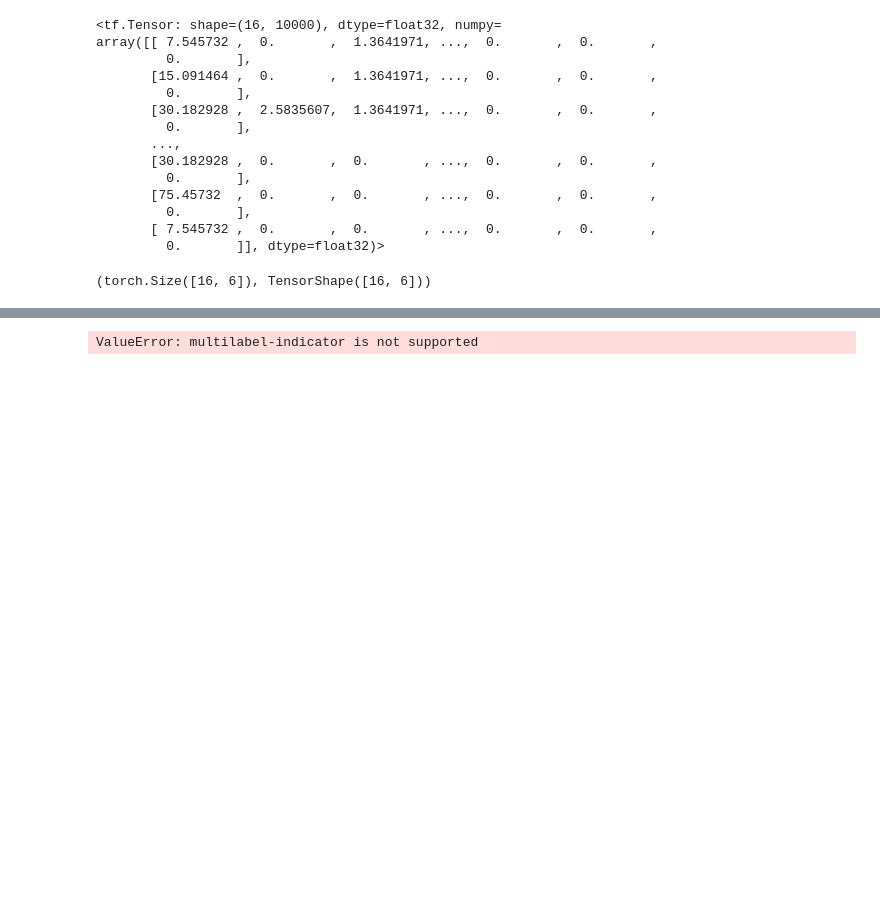
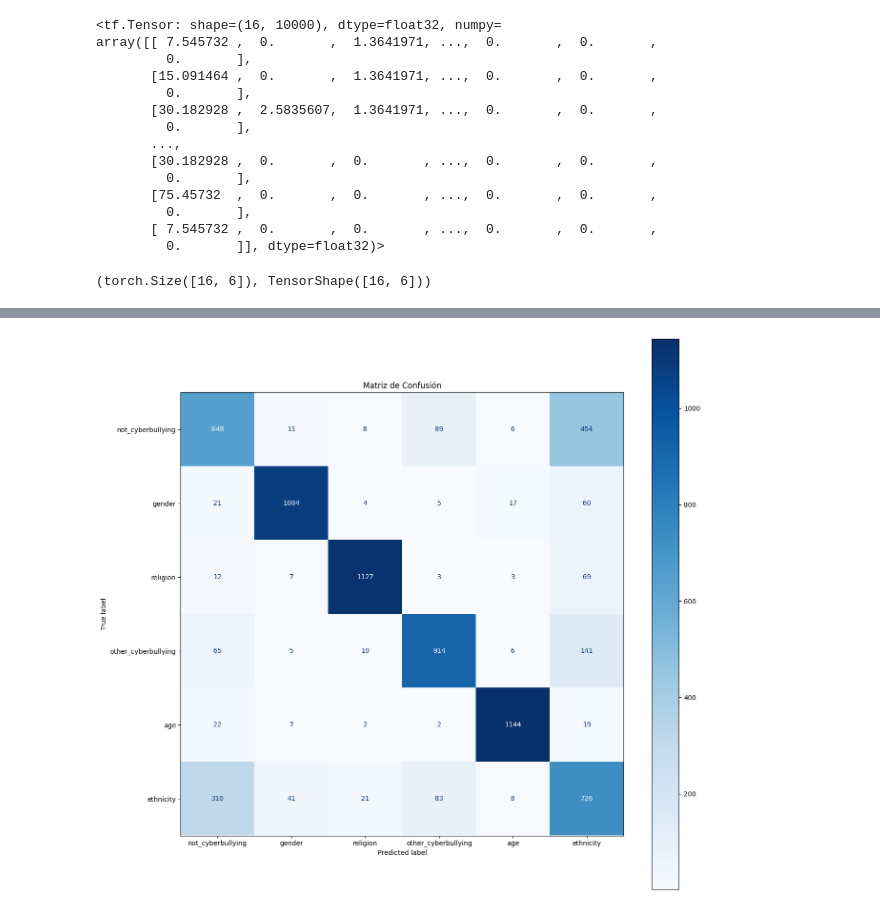
Before and after one commit to alejandro-ic-10/Natural-Language-Processing, a Jupyter notebook: deep/Programa2RedesNeuronales.ipynb, the cells around one changed output, grey strips where cells are left out. Drawn from its saved outputs; the diff is of its cells as text; code cells hidden in the pictures; blank space fills up the shorter version.

Commit message:
Ingreso de la matriz de confusión con las clases.

```diff
--- a/deep/Programa2RedesNeuronales.ipynb
+++ b/deep/Programa2RedesNeuronales.ipynb
@@ -291,8 +281,13 @@ history = model.fit(
     batch_size=val_batch
 )
 
+y_pred_score = model.predict(
+    test_ds,
+    callbacks=callbacks
+)
 
-model.evaluate(
+
+history2 = model.evaluate(
     test_ds,
     batch_size=test_batch
 )
@@ -363,3 +356,16 @@ plt.show()
 # %%
+from sklearn.metrics import confusion_matrix, ConfusionMatrixDisplay
+
+y_pred = np.argmax(y_pred_score, axis=1)
+y_true = np.argmax(y_test, axis=1)
+conf_matrix = confusion_matrix(y_true, y_pred)
+
+nombres_clase = ['not_cyberbullying', 'gender', 'religion', 'other_cyberbullying', 'age', 'ethnicity']
+
+plt.figure(figsize=(15,15))
+disp = ConfusionMatrixDisplay(confusion_matrix=conf_matrix, display_labels=nombres_clase)
+disp.plot(cmap=plt.cm.Blues, ax=plt.gca())
+plt.title("Matriz de Confusión")
+plt.show()
 # %% [output]
-ValueError: multilabel-indicator is not supported
+[figure, added]
```
Also changed, not shown: parts of 5 cells of this notebook, 1 other file.
